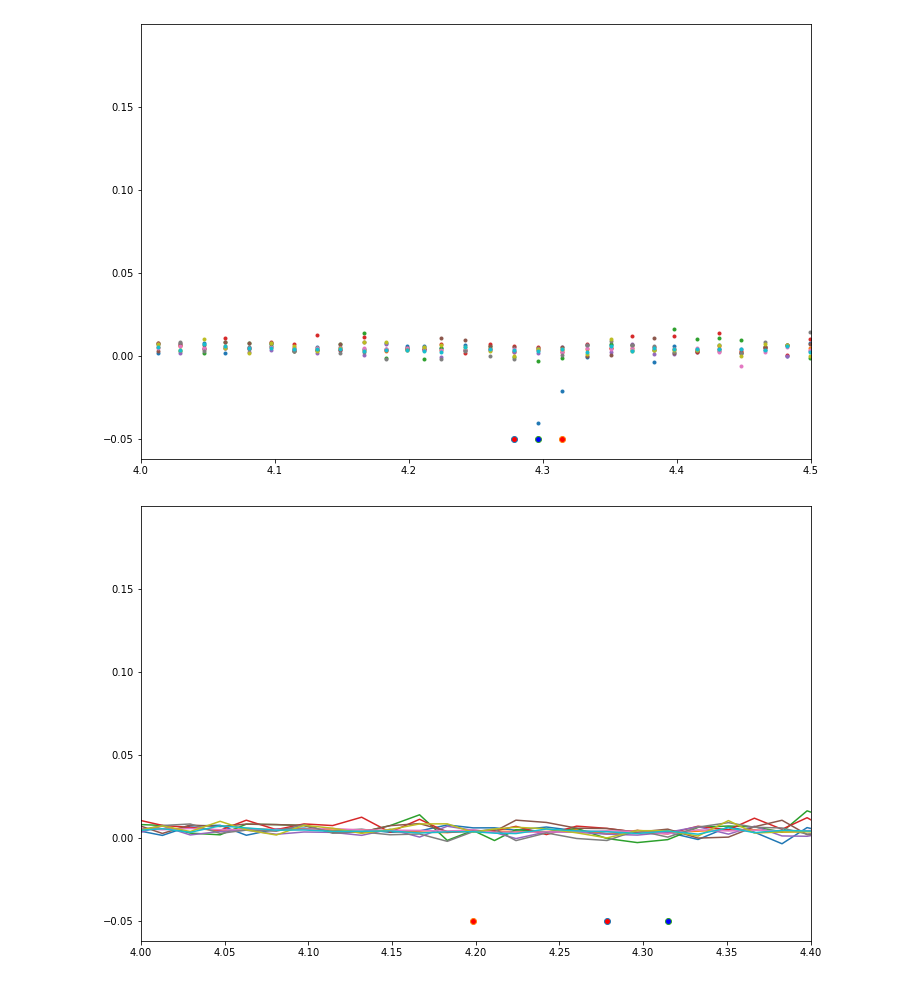
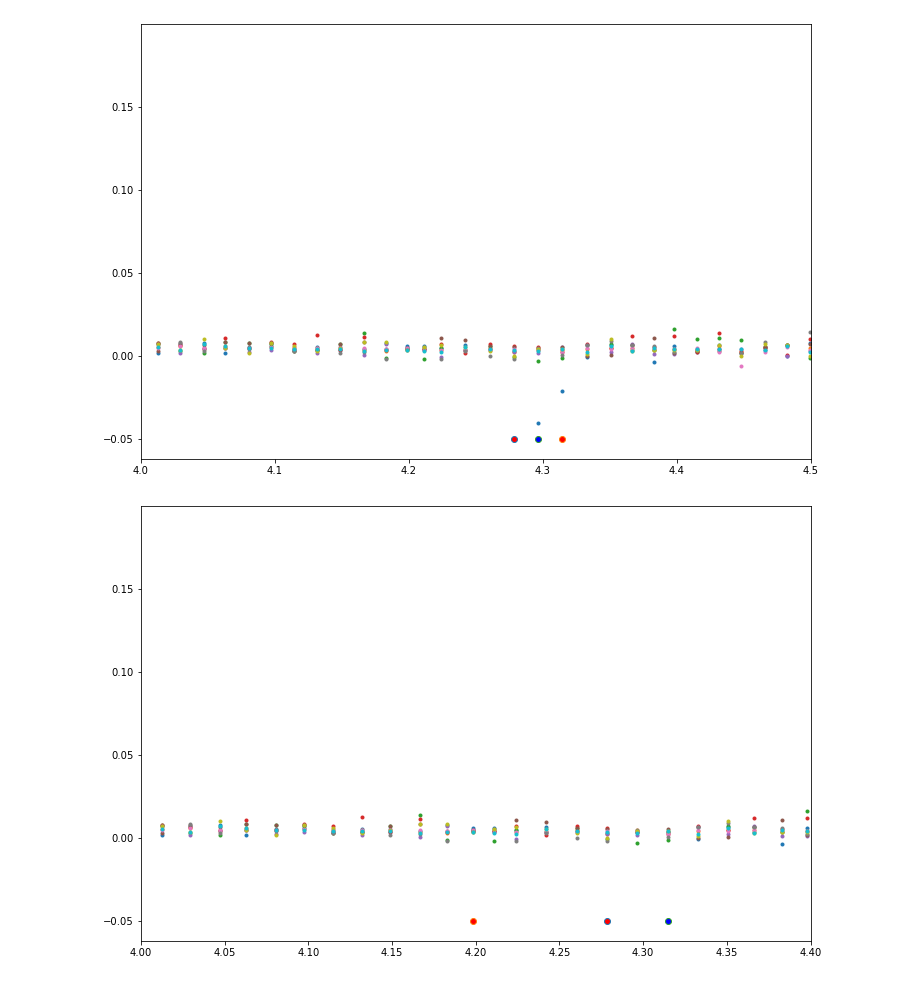
Before and after one commit to lucaslibshutz/spectralResearch, a Jupyter notebook: cleaning_1.ipynb, the cells around one changed output. Drawn from its saved outputs; the diff is of its cells as text; code cells hidden in the pictures.

```diff
--- a/cleaning_1.ipynb
+++ b/cleaning_1.ipynb
@@ -114,19 +114,19 @@ total_spectrum = np.asarray(total_spectrum)
 median = np.median(total_spectrum[2141:2151,206:208])
 vals   = total_spectrum[2141:2151,206:208]
 std    = np.std(total_spectrum[2141:2151,206:208])
-ind    = np.where(np.abs(vals)>1000*std)
+ind    = np.where(np.abs(vals)>.5*std)
 vals[ind] = median
 total_spectrum2 = dc(total_spectrum)
 total_spectrum2[2141:2151,206:208] = vals
 # %%
 %matplotlib inline
 plt.figure(facecolor='white',figsize=(12,8))
 for spectrum in total_spectrum2[2141:2151]:
-    plt.plot(vims_wave,spectrum)
+    plt.plot(vims_wave,spectrum,'.')
 plt.xlim([4,4.4])
 plt.plot(vims_wave[205],-0.05,marker='o',markerfacecolor='red') # Lucas' guess
 plt.plot(vims_wave[200],-.05,marker='o',markerfacecolor='red')
 plt.plot(vims_wave[207],-.05,marker='o',markerfacecolor='blue')
 plt.show()
 # %% [output]
-[figure, old version]
+[figure, new version]
```
Also changed, not shown: 1 other file.
